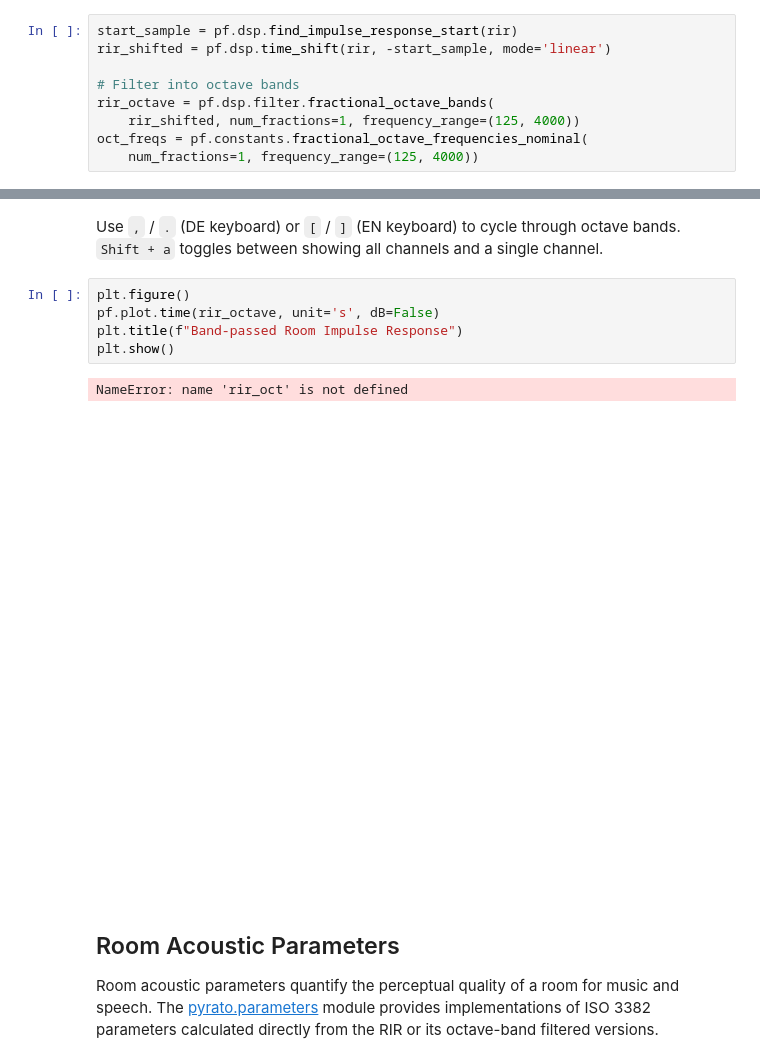
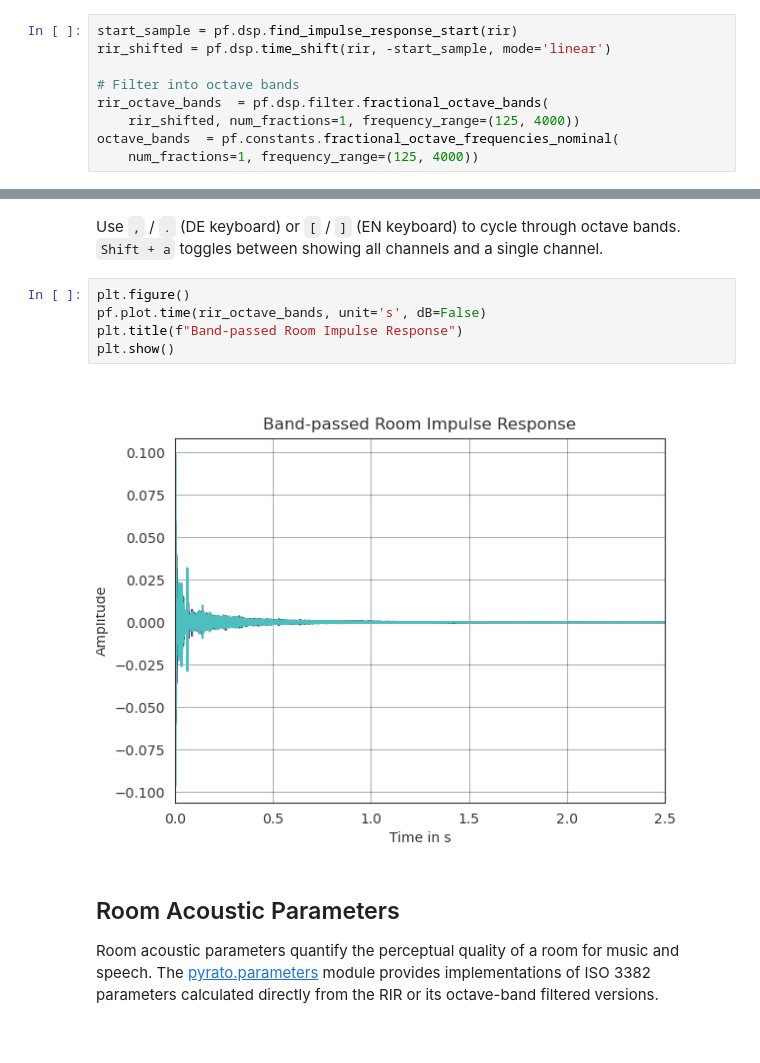
Before and after one commit to pyfar/gallery, a Jupyter notebook: docs/gallery/interactive/pyrato_introduction.ipynb, the cells around one changed output, grey strips where cells are left out. Cells and saved outputs as stored; diff of their text form.

```diff
--- a/docs/gallery/interactive/pyrato_introduction.ipynb
+++ b/docs/gallery/interactive/pyrato_introduction.ipynb
@@ -79,9 +77,9 @@ start_sample = pf.dsp.find_impulse_response_start(rir)
 rir_shifted = pf.dsp.time_shift(rir, -start_sample, mode='linear')
 
 # Filter into octave bands
-rir_octave = pf.dsp.filter.fractional_octave_bands(
+rir_octave_bands  = pf.dsp.filter.fractional_octave_bands(
     rir_shifted, num_fractions=1, frequency_range=(125, 4000))
-oct_freqs = pf.constants.fractional_octave_frequencies_nominal(
+octave_bands  = pf.constants.fractional_octave_frequencies_nominal(
     num_fractions=1, frequency_range=(125, 4000))
 # %% [markdown]
 ## Interactive Plots
@@ -93,12 +91,11 @@ The band-passed RIRs can be inspected interactively. Pyfar provides convenient *
 Use `,` / `.` (DE keyboard) or `[` / `]` (EN keyboard) to cycle through octave bands. `Shift + a` toggles between showing all channels and a single channel.
 # %%
 plt.figure()
-pf.plot.time(rir_octave, unit='s', dB=False)
+pf.plot.time(rir_octave_bands, unit='s', dB=False)
 plt.title(f"Band-passed Room Impulse Response")
 plt.show()
 # %% [output]
-NameError: name 'rir_oct' is not defined
-[figure, old version]
+[figure, new version]
 # %% [markdown]
 ## Room Acoustic Parameters
 Room acoustic parameters quantify the perceptual quality of a room for music and speech. The
```
Also changed, not shown: parts of 5 cells of this notebook.
